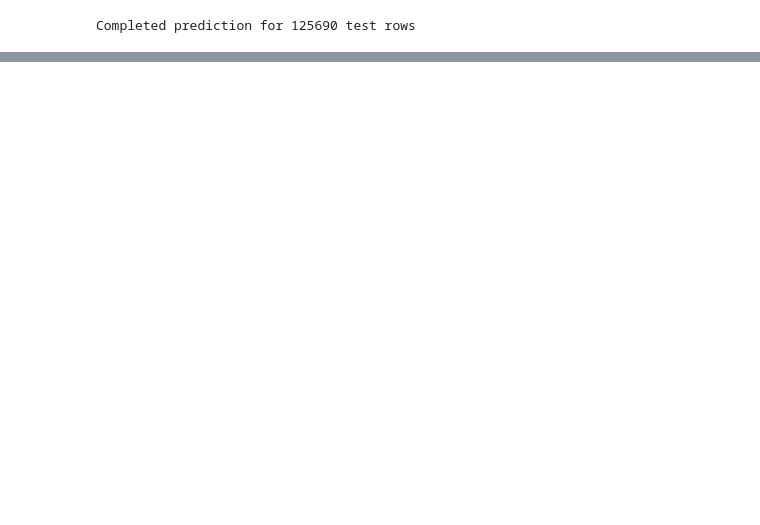
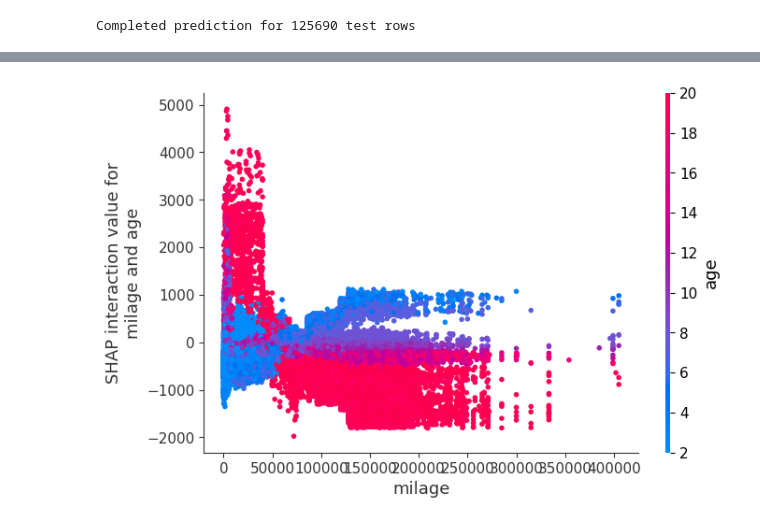
Before and after one commit to bk-anupam/KaggleChallenges, a Jupyter notebook: TABULAR/PS4E9/ps4e9_modeling.ipynb, the cells around one changed output, grey strips where cells are left out. Saved outputs shown, nothing was run; the diff lists cells and outputs as text; code cells hidden in the pictures; blank space fills up the shorter version.

```diff
--- a/TABULAR/PS4E9/ps4e9_modeling.ipynb
+++ b/TABULAR/PS4E9/ps4e9_modeling.ipynb
@@ -359,0 +405,12 @@ plt.show()
+# %%
+import shap
+
+# Assume `model` is a trained model and `X_train` is the training data
+explainer = shap.TreeExplainer(model)
+shap_values = explainer.shap_values(df_train[feature_cols])
+shap_interaction_values = explainer.shap_interaction_values(df_train[feature_cols])
+# %%
+# Visualize interaction for two features
+shap.dependence_plot(('milage', 'age'), shap_interaction_values, df_train[feature_cols])
+# %% [output]
+[figure, added]
```
Also changed, not shown: parts of 25 cells of this notebook, 4 other files.
